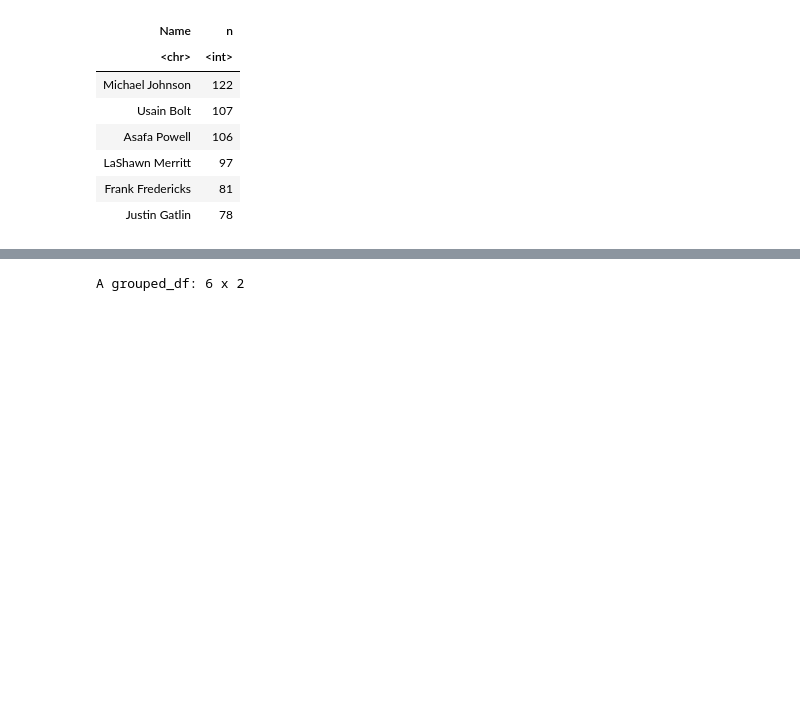
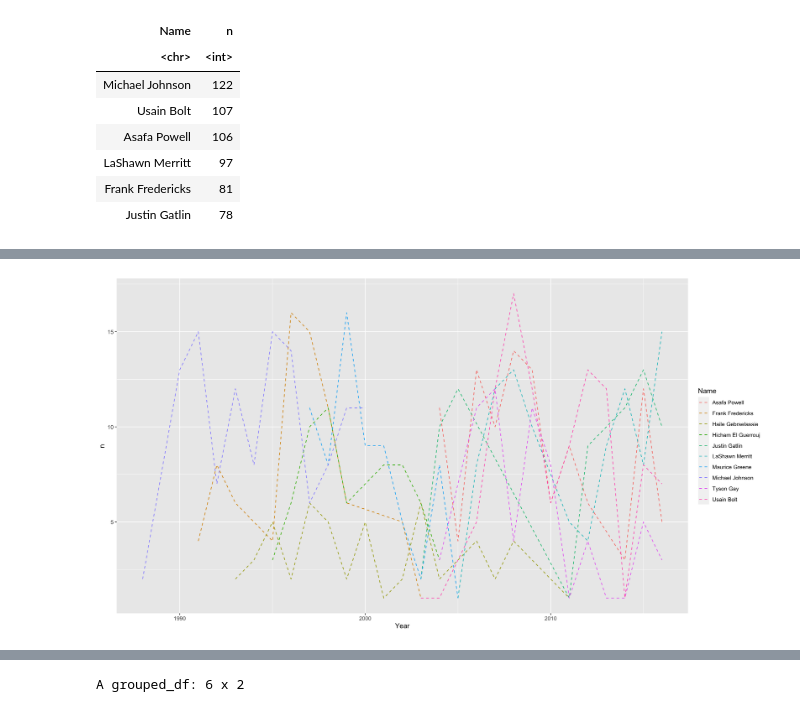
Before and after one commit to TomasLira/Sprint-and-Marathon-analysis, a Jupyter notebook: ExploratoryAnalysisRunners.ipynb, the cells around one changed output, grey strips where cells are left out. Saved outputs shown, nothing was run; the diff lists cells and outputs as text; code cells hidden in the pictures; blank space fills up the shorter version.

```diff
--- a/ExploratoryAnalysisRunners.ipynb
+++ b/ExploratoryAnalysisRunners.ipynb
@@ -230,7 +206,9 @@ group_by(Name) |>
 filter(Place == 1 | Place == 2 | Place == 3) |>
 count(Name,sort = TRUE)
 
+most_medals_men <- head(most_medals_men,10)
 head(most_medals_men)
+most_medals_men_list = as.list(most_medals_men$Name)
 # %% [output]
 A grouped_df: 6 x 2
 | Name | n |
@@ -241,3 +219,12 @@ A grouped_df: 6 x 2
 | LaShawn Merritt | 97 |
 | Frank Fredericks | 81 |
 | Justin Gatlin | 78 |
+# %%
+medals_over_time_fastest_men <- runners_men |>
+filter(Name %in% most_medals_men_list) |>
+group_by(Year) |>
+filter(Place == 1 | Place == 2 | Place == 3) |>
+count(Name,sort = TRUE)
+
+ggplot(data = medals_over_time_fastest_men, mapping = aes(x = Year, y = n,color = Name)) + geom_line(linetype = "dashed")
+# %% [output]
@@ -243,0 +233 @@ A grouped_df: 6 x 2
+[figure, added]
```
Also changed, not shown: parts of 7 cells of this notebook.
